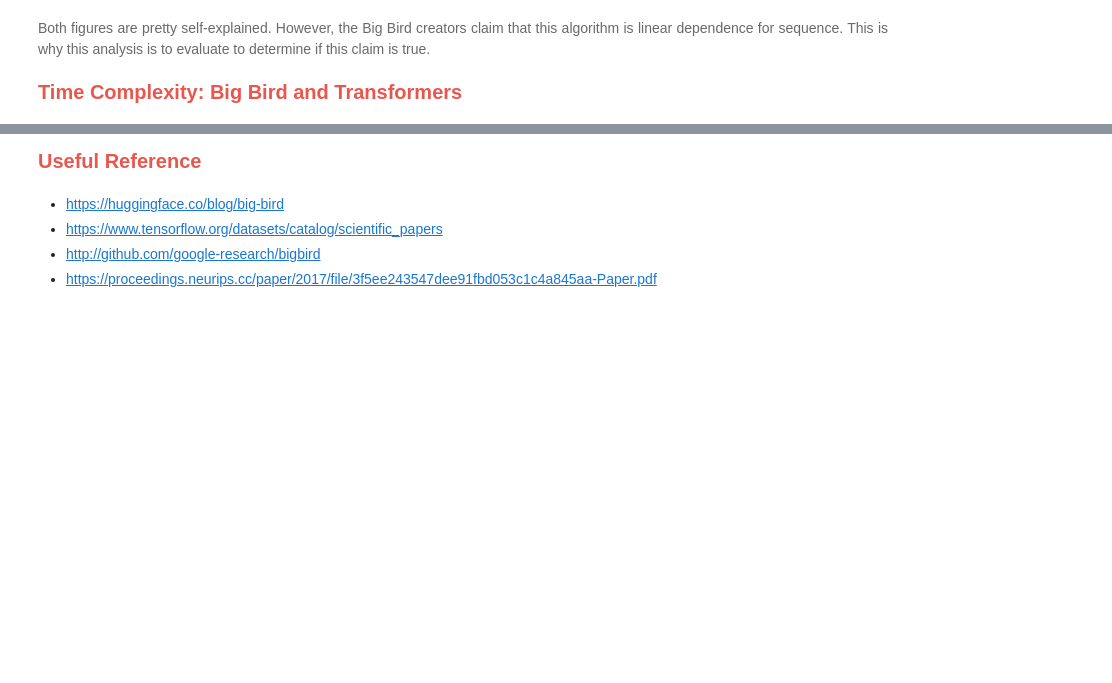
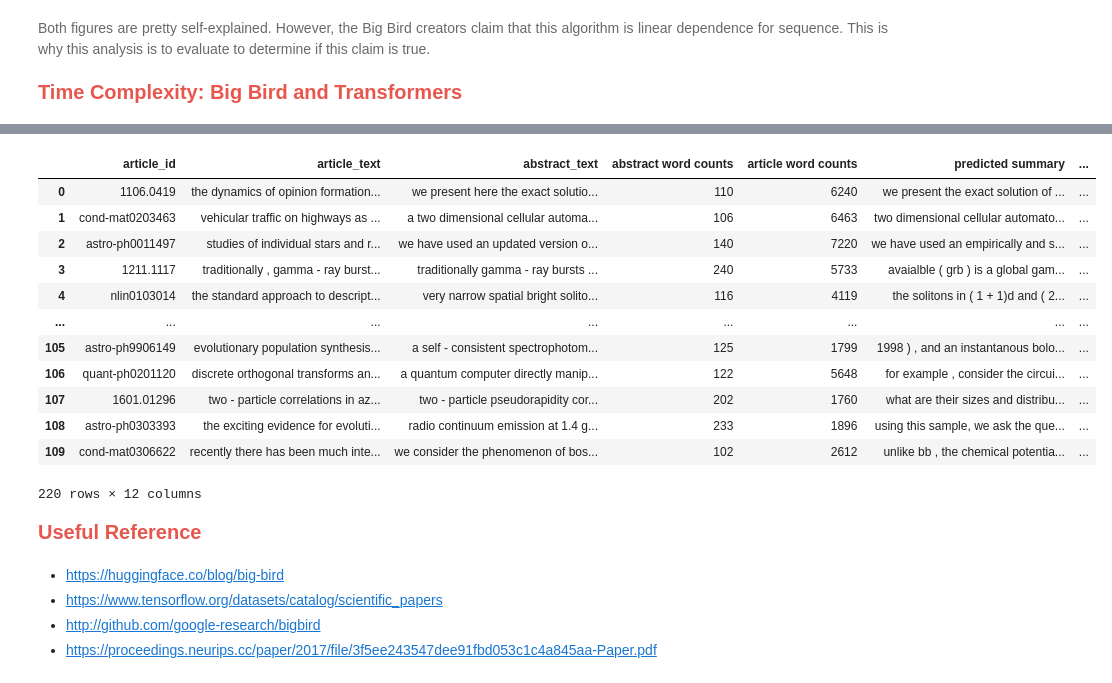
Before and after one commit to jonahwinninghoff/Text-Summarization, a Jupyter notebook: Analyses/Text Summarization.ipynb, the cells around one changed output, grey strips where cells are left out. Cells and saved outputs as stored; diff of their text form; code cells hidden in the pictures; blank space fills up the shorter version.

```diff
--- a/Analyses/Text Summarization.ipynb
+++ b/Analyses/Text Summarization.ipynb
@@ -395,3 +399,19 @@ pd.concat([rouges, transformer],axis=0).to_csv('bigbirvtrans')
+# %%
+pd.concat([rouges, transformer],axis=0)
+# %% [output]
+|  | article_id | article_text | abstract_text | abstract word counts | article word counts | predicted summary | ... |
+| 0 | 1106.0419 | the dynamics of opinion formation... | we present here the exact solutio... | 110 | 6240 | we present the exact solution of ... | ... |
+| 1 | cond-mat0203463 | vehicular traffic on highways as ... | a two dimensional cellular automa... | 106 | 6463 | two dimensional cellular automato... | ... |
+| 2 | astro-ph0011497 | studies of individual stars and r... | we have used an updated version o... | 140 | 7220 | we have used an empirically and s... | ... |
+| 3 | 1211.1117 | traditionally , gamma - ray burst... | traditionally gamma - ray bursts ... | 240 | 5733 | avaialble ( grb ) is a global gam... | ... |
+| 4 | nlin0103014 | the standard approach to descript... | very narrow spatial bright solito... | 116 | 4119 | the solitons in ( 1 + 1)d and ( 2... | ... |
+| ... | ... | ... | ... | ... | ... | ... | ... |
+| 105 | astro-ph9906149 | evolutionary population synthesis... | a self - consistent spectrophotom... | 125 | 1799 | 1998 ) , and an instantanous bolo... | ... |
+| 106 | quant-ph0201120 | discrete orthogonal transforms an... | a quantum computer directly manip... | 122 | 5648 | for example , consider the circui... | ... |
+| 107 | 1601.01296 | two - particle correlations in az... | two - particle pseudorapidity cor... | 202 | 1760 | what are their sizes and distribu... | ... |
+| 108 | astro-ph0303393 | the exciting evidence for evoluti... | radio continuum emission at 1.4 g... | 233 | 1896 | using this sample, we ask the que... | ... |
+| 109 | cond-mat0306622 | recently there has been much inte... | we consider the phenomenon of bos... | 102 | 2612 | unlike bb , the chemical potentia... | ... |
+220 rows × 12 columns
 # %% [markdown]
 <p style="color:#e8574d; font-size:20px; font-weight:bold; font-family:Helvetica">Useful Reference<a id='cited'></a></p>
 # %% [markdown]
```
Also changed, not shown: parts of 9 cells of this notebook.
